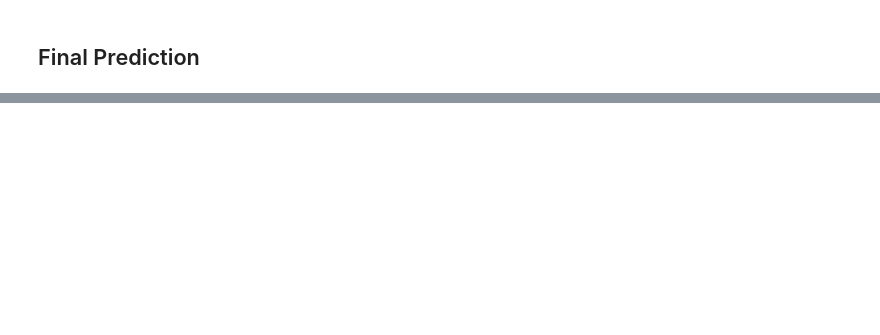
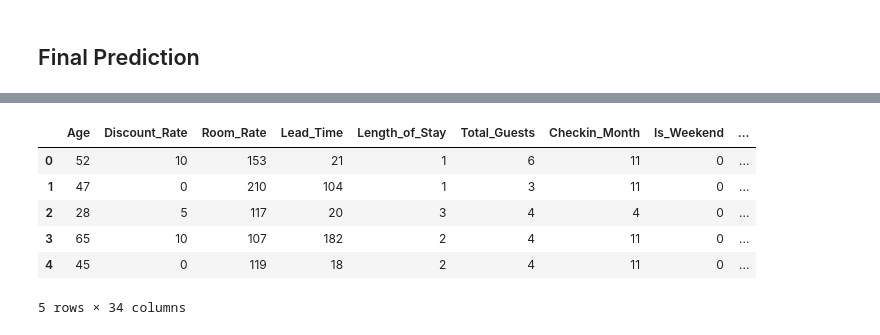
Before and after one commit to AraliyaMalalasekara/hotel-booking-prediction, a Jupyter notebook: Model_Creation/Artificial_Neural_Network.ipynb, the cells around one changed output, grey strips where cells are left out. Saved outputs shown, nothing was run; the diff lists cells and outputs as text; code cells hidden in the pictures; blank space fills up the shorter version.

```diff
--- a/Model_Creation/Artificial_Neural_Network.ipynb
+++ b/Model_Creation/Artificial_Neural_Network.ipynb
@@ -325,7 +310,7 @@ Index(['Age', 'Discount_Rate', 'Room_Rate', 'Lead_Time', 'Length_of_Stay',
 # %% [markdown]
 ## Final Prediction
 # %%
-test= pd.read_csv("C:/Users/HP/Downloads/cleaned hotel booking datasets/Hotel_A_Test_Cleaned.csv")
+test= pd.read_csv("Hotel_A_Test_Cleaned.csv")
 # %%
 test= test.drop(['Reservation-id','Expected_checkin', 'Expected_checkout', 'Booking_date'], axis=1)
 # %%
@@ -356,6 +351,16 @@ mapping = {
 }
 
 test['Predicted_Status'] = test['Predicted_Status'].map(mapping)
+# %%
+test.head()
+# %% [output]
+|  | Age | Discount_Rate | Room_Rate | Lead_Time | Length_of_Stay | Total_Guests | Checkin_Month | Is_Weekend | ... |
+| 0 | 52 | 10 | 153 | 21 | 1 | 6 | 11 | 0 | ... |
+| 1 | 47 | 0 | 210 | 104 | 1 | 3 | 11 | 0 | ... |
+| 2 | 28 | 5 | 117 | 20 | 3 | 4 | 4 | 0 | ... |
+| 3 | 65 | 10 | 107 | 182 | 2 | 4 | 11 | 0 | ... |
+| 4 | 45 | 0 | 119 | 18 | 2 | 4 | 11 | 0 | ... |
+5 rows × 34 columns
 # %%
 # Save file
 test.to_csv("final_predictions.csv", index=False)
```
Also changed, not shown: parts of 11 cells of this notebook, 4 other files.
